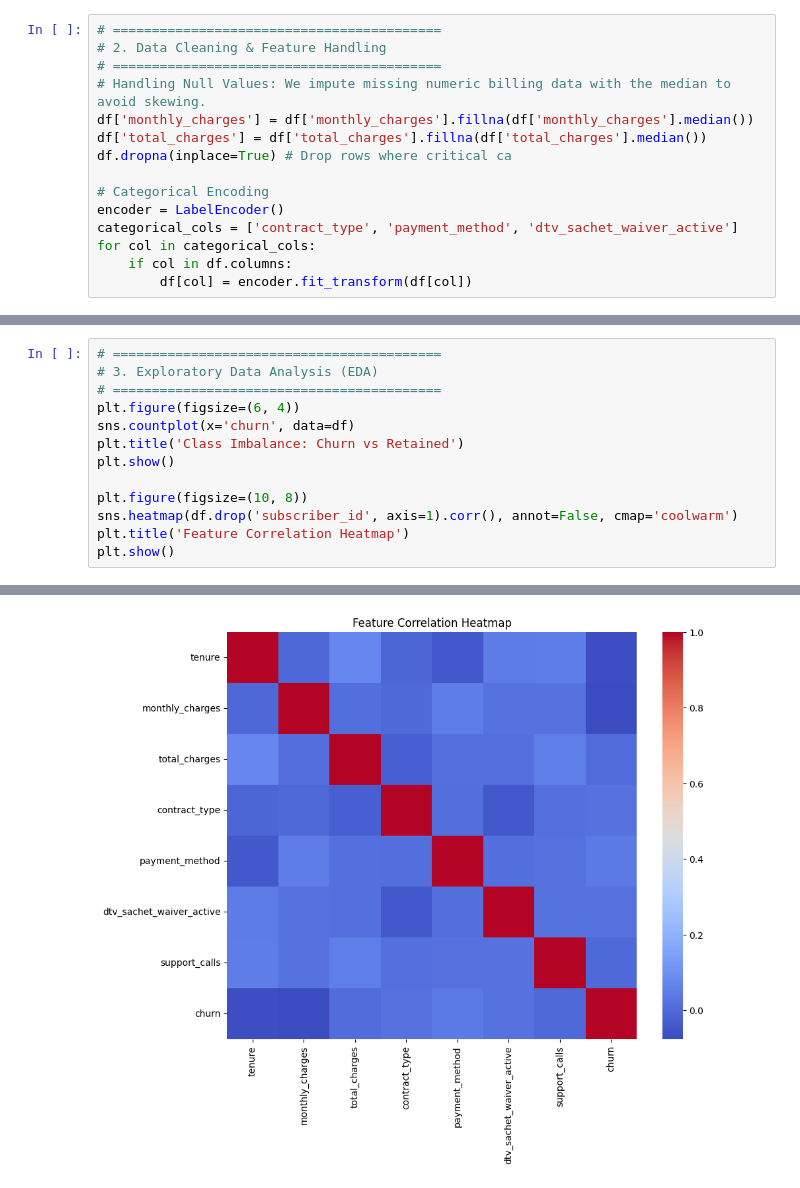
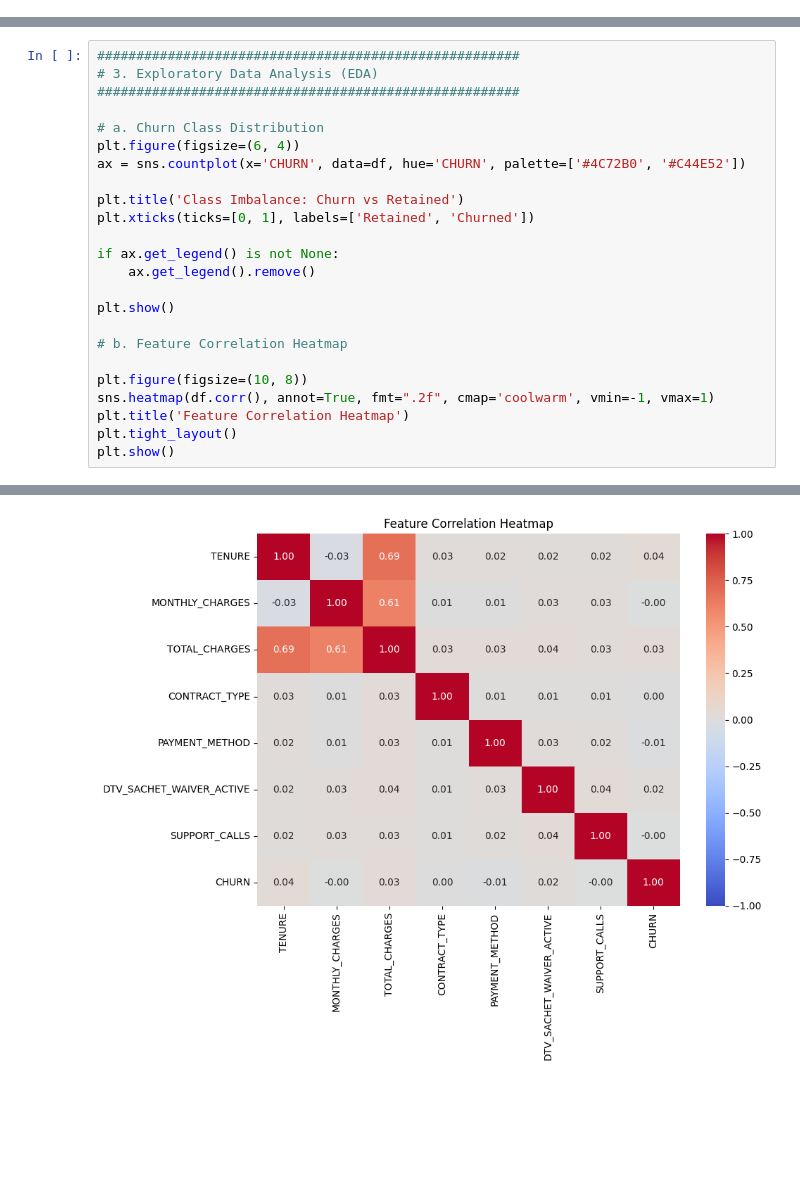
Before and after one commit to piumihiresha1/ML-Student-Project, a Jupyter notebook: Student_Project.ipynb, the cells around one changed output, grey strips where cells are left out. Cells and saved outputs as stored; diff of their text form; blank space fills up the shorter version.

```diff
--- a/Student_Project.ipynb
+++ b/Student_Project.ipynb
@@ -18,16 +22 @@ from sklearn.metrics import accuracy_score, classification_report, confusion_mat
 df = pd.read_csv("DATASET.csv")
-# %%
-# ==========================================
-# 2. Data Cleaning & Feature Handling
-# ==========================================
-# Handling Null Values: We impute missing numeric billing data with the median to avoid skewing.
-df['monthly_charges'] = df['monthly_charges'].fillna(df['monthly_charges'].median())
-df['total_charges'] = df['total_charges'].fillna(df['total_charges'].median())
-df.dropna(inplace=True) # Drop rows where critical ca
-
-# Categorical Encoding
-encoder = LabelEncoder()
-categorical_cols = ['contract_type', 'payment_method', 'dtv_sachet_waiver_active']
-for col in categorical_cols:
-    if col in df.columns:
-        df[col] = encoder.fit_transform(df[col])
@@ -34,14 +73,25 @@ for col in categorical_cols:
 # %%
-# ==========================================
+######################################################
 # 3. Exploratory Data Analysis (EDA)
-# ==========================================
+######################################################
+
+# a. Churn Class Distribution
 plt.figure(figsize=(6, 4))
-sns.countplot(x='churn', data=df)
+ax = sns.countplot(x='CHURN', data=df, hue='CHURN', palette=['#4C72B0', '#C44E52'])
+
 plt.title('Class Imbalance: Churn vs Retained')
+plt.xticks(ticks=[0, 1], labels=['Retained', 'Churned'])
+
+if ax.get_legend() is not None:
+    ax.get_legend().remove()
+
 plt.show()
 
+# b. Feature Correlation Heatmap
+
 plt.figure(figsize=(10, 8))
-sns.heatmap(df.drop('subscriber_id', axis=1).corr(), annot=False, cmap='coolwarm')
+sns.heatmap(df.corr(), annot=True, fmt=".2f", cmap='coolwarm', vmin=-1, vmax=1)
 plt.title('Feature Correlation Heatmap')
+plt.tight_layout()
 plt.show()
 # %% [output]
@@ -49,2 +99,2 @@ plt.show()
-[figure, old version]
+[figure, new version]
 # %%
```
Also changed, not shown: parts of 8 cells of this notebook, 2 other files.
